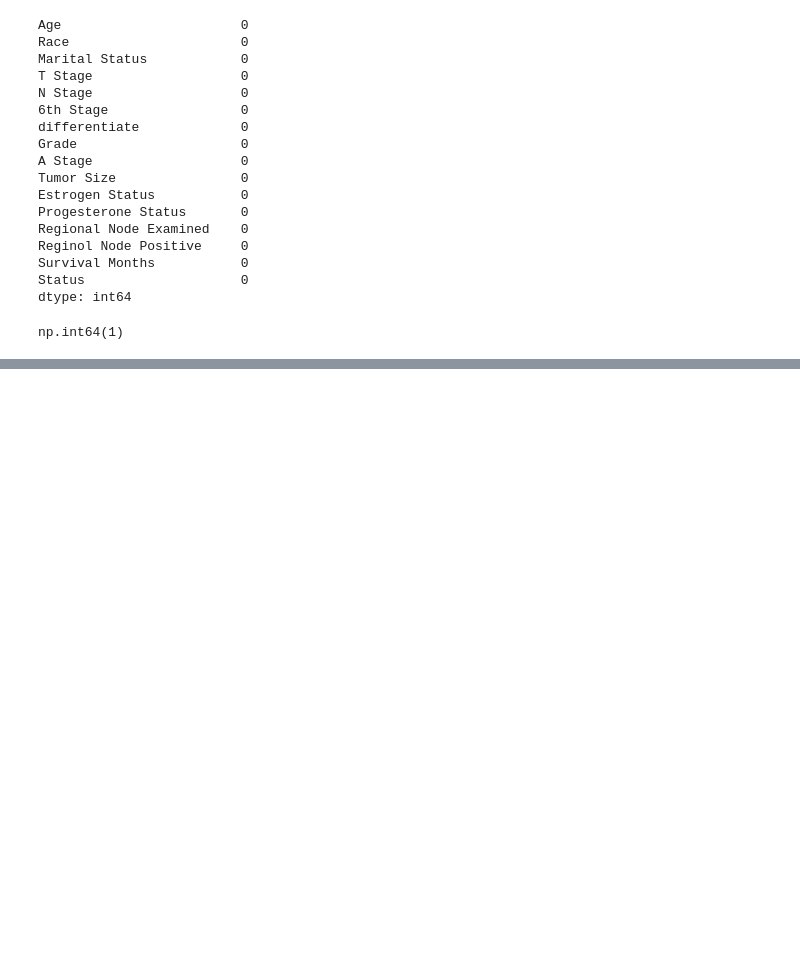
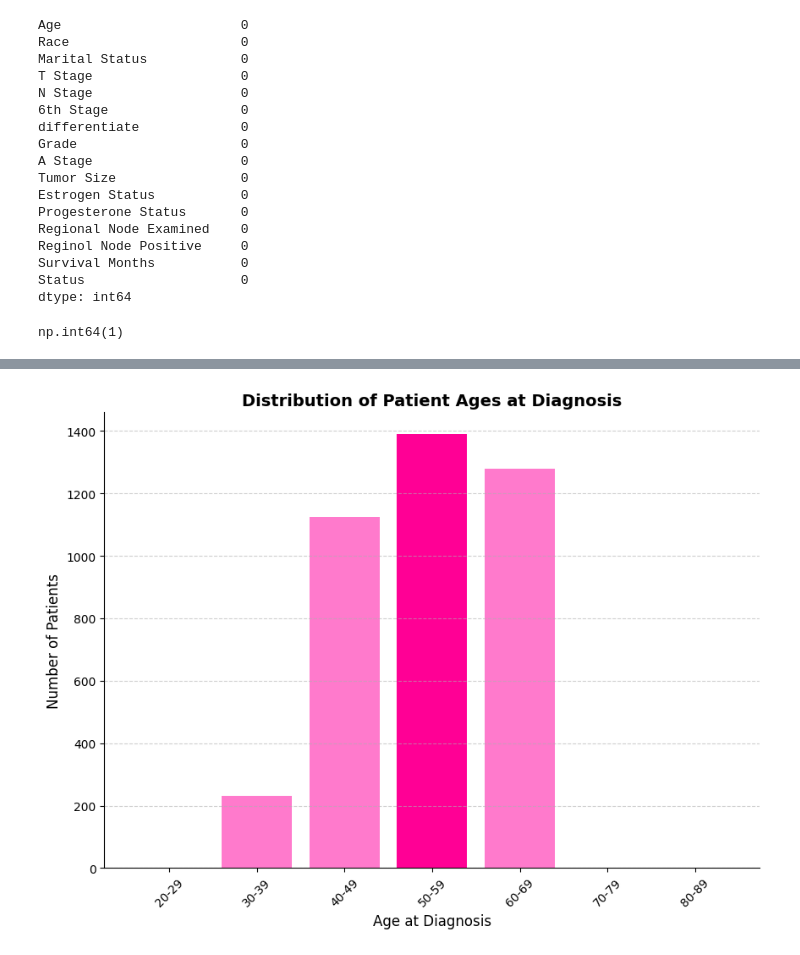
Before and after one commit to Shyleyy/breast-cancer-data-analysis, a Jupyter notebook: notebook/breast-cancer-notebook.ipynb, the cells around one changed output, grey strips where cells are left out. Cells and saved outputs as stored; diff of their text form; code cells hidden in the pictures; blank space fills up the shorter version.

Commit message:
Basic outline of Plots

```diff
--- a/notebook/breast-cancer-notebook.ipynb
+++ b/notebook/breast-cancer-notebook.ipynb
@@ -123,0 +129,29 @@ df.head()
+# %%
+# What is the range of patient ages at diagnosis?
+#bar plot
+
+bins = [20, 30, 40, 50, 60, 70, 80, 90]
+labels = ['20-29', '30-39', '40-49', '50-59', '60-69', '70-79', '80-89']
+df['age_group'] = pd.cut(df['Age'], bins=bins, labels=labels, right=False)
+avg_age_groups = df.groupby('age_group')['Status'].count().reset_index()
+
+age_counts = df['age_group'].value_counts().sort_index()
+max_count = age_counts.max()
+
+plt.figure(figsize=(10,7))
+
+colors = ["#ff0095" if count == max_count else "#ff7acc" for count in age_counts]
+
+plt.bar(avg_age_groups['age_group'], avg_age_groups['Status'], color=colors)
+plt.xlabel('Age at Diagnosis', fontsize=12)
+plt.ylabel('Number of Patients', fontsize=12)
+plt.title('Distribution of Patient Ages at Diagnosis', fontsize=14, fontweight='bold')
+plt.xticks(rotation=45)
+plt.grid(axis='y', linestyle='--', alpha=0.6)
+
+ax = plt.gca()
+ax.spines['top'].set_visible(False)
+ax.spines['right'].set_visible(False)
+plt.show()
+# %% [output]
+[figure, added]
```
Also changed, not shown: parts of 9 cells of this notebook.
